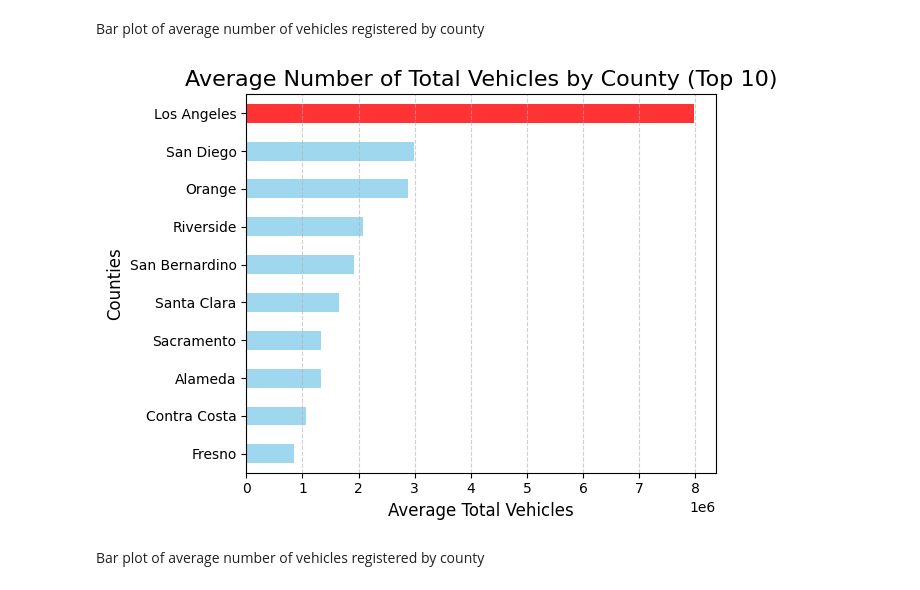
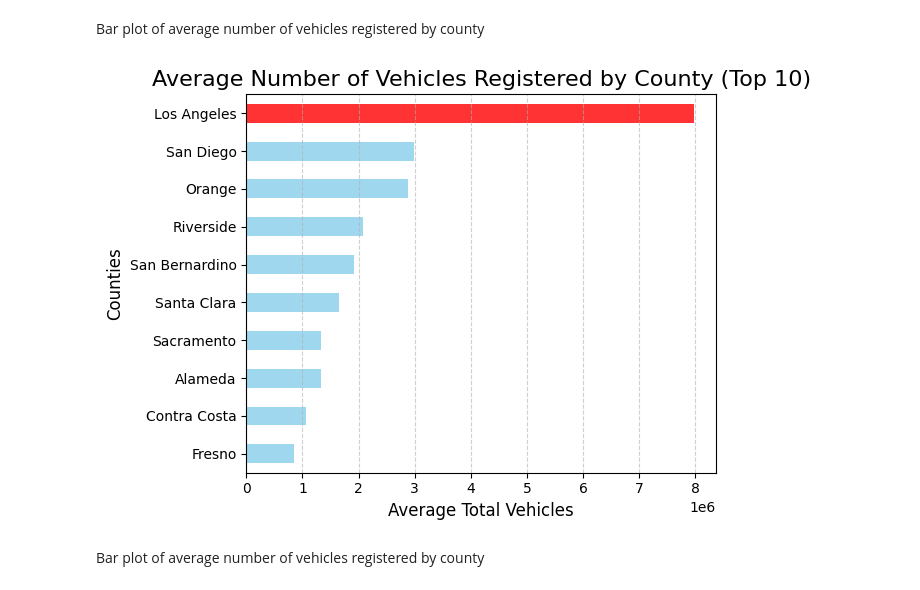
Before and after one commit to ashkren/eda_final_project, a Jupyter notebook: eda_final_project.ipynb, the cells around one changed output. Saved outputs shown, nothing was run; the diff lists cells and outputs as text; code cells hidden in the pictures.

```diff
--- a/eda_final_project.ipynb
+++ b/eda_final_project.ipynb
@@ -403,23 +404,23 @@ Bar plot of average number of vehicles registered by county
 # %%
 # Calculate average number of total vehicles across all years and sort
 avg_total_vehicles = (
     car_data.groupby('Counties')['Total Vehicles'].mean().sort_values(ascending=True)
 ).tail(10)  # Select top 10 counties
 
 # Assign colors: 'red' for Los Angeles, 'skyblue' for others
 bar_colors = ['red' if county == 'Los Angeles' else 'skyblue' for county in avg_total_vehicles.index]
 
 # Plot the sorted horizontal barplot of average total vehicles
 avg_total_vehicles.plot(kind='barh', color=bar_colors, alpha=0.8)
-plt.title('Average Number of Total Vehicles by County (Top 10)', fontsize=16)
+plt.title('Average Number of Vehicles Registered by County (Top 10)', fontsize=16)
 plt.xlabel('Average Total Vehicles', fontsize=12)
 plt.ylabel('Counties', fontsize=12)
 plt.tight_layout()
 plt.grid(axis='x', linestyle='--', alpha=0.6)
-plt.savefig("car_barplot.png")
+plt.savefig("car_barplot.png", bbox_inches='tight')
 plt.show()
 # %% [output]
-[figure, old version]
+[figure, new version]
 # %% [markdown]
 Bar plot of average number of vehicles registered by county
 # %%
```
Also changed, not shown: parts of 4 cells of this notebook, 4 other files.
